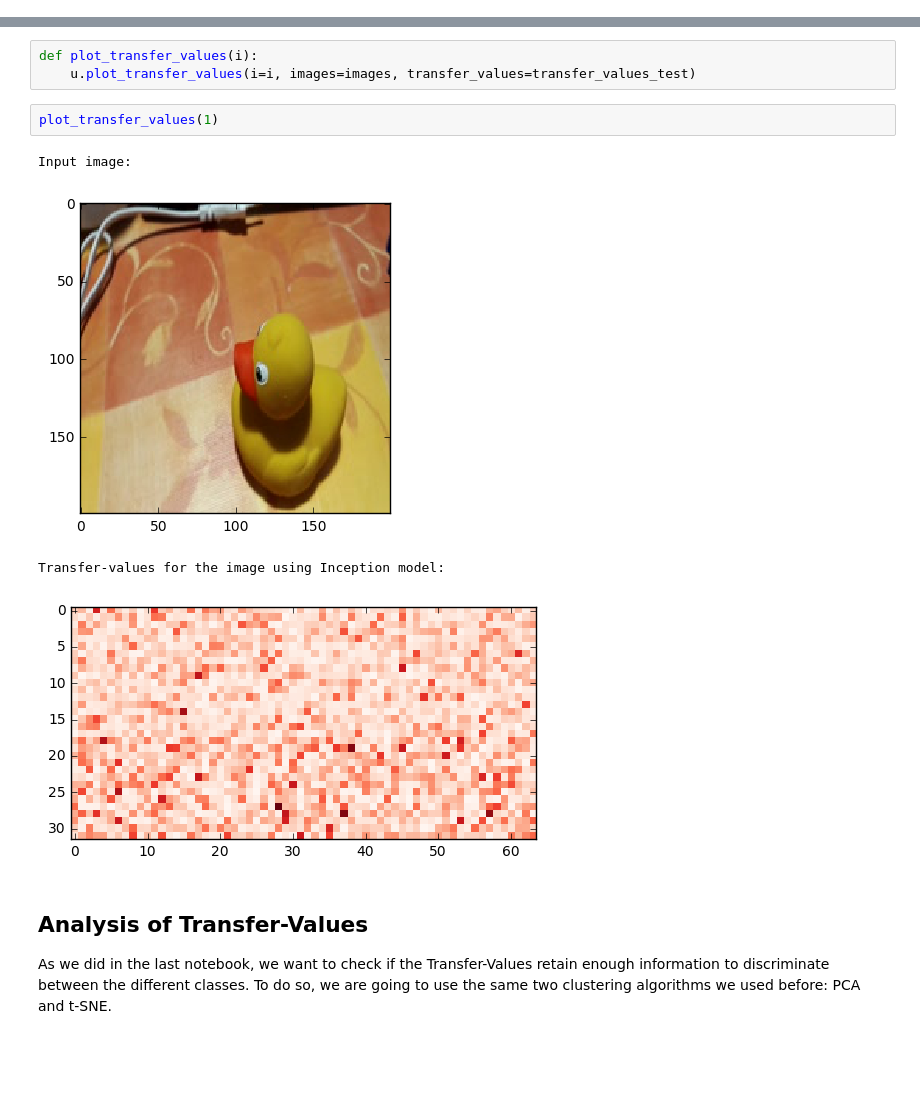
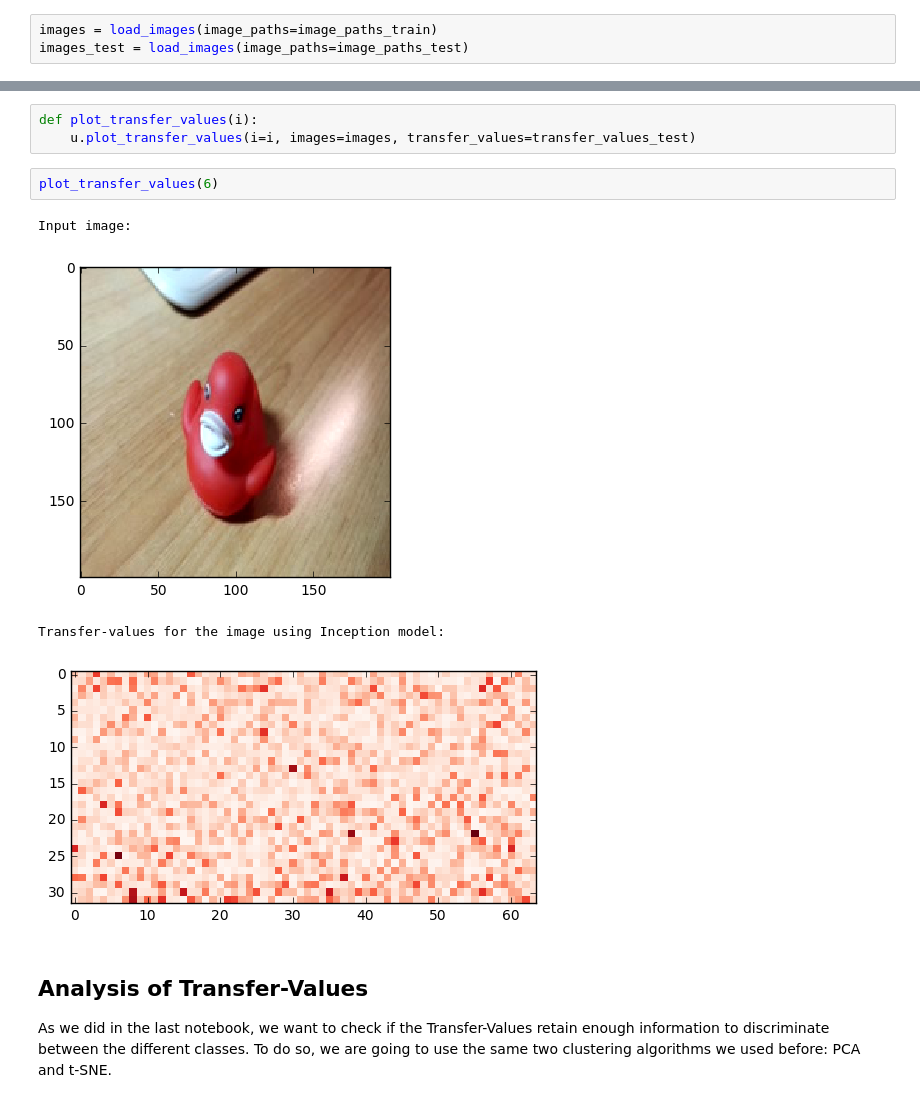
Before and after one commit to Kidel/Deep-Learning-CNN-for-Image-Recognition, a Jupyter notebook: 05_Transfer_Learning_on_Video_Data.ipynb, the cells around one changed output, grey strips where cells are left out. Saved outputs shown, nothing was run; the diff lists cells and outputs as text; blank space fills up the shorter version.

```diff
--- a/05_Transfer_Learning_on_Video_Data.ipynb
+++ b/05_Transfer_Learning_on_Video_Data.ipynb
@@ -111,3 +112,6 @@ plot_images(images=images, cls_true=cls_true, smooth=True)
+# %%
+images = load_images(image_paths=image_paths_train)
+images_test = load_images(image_paths=image_paths_test)
 # %% [markdown]
 ### Download and Load the Inception Model
 # %%
@@ -155,12 +159,12 @@ transfer_values_test.shape
 def plot_transfer_values(i):
     u.plot_transfer_values(i=i, images=images, transfer_values=transfer_values_test)
 # %%
-plot_transfer_values(1)
+plot_transfer_values(6)
 # %% [output]
 Input image:
-[figure, old version]
+[figure, new version]
 Transfer-values for the image using Inception model:
-[figure, old version]
+[figure, new version]
 # %% [markdown]
 ## Analysis of Transfer-Values
 As we did in the last notebook, we want to check if the Transfer-Values retain enough information to discriminate between the different classes.
```
Also changed, not shown: parts of 35 cells of this notebook.
